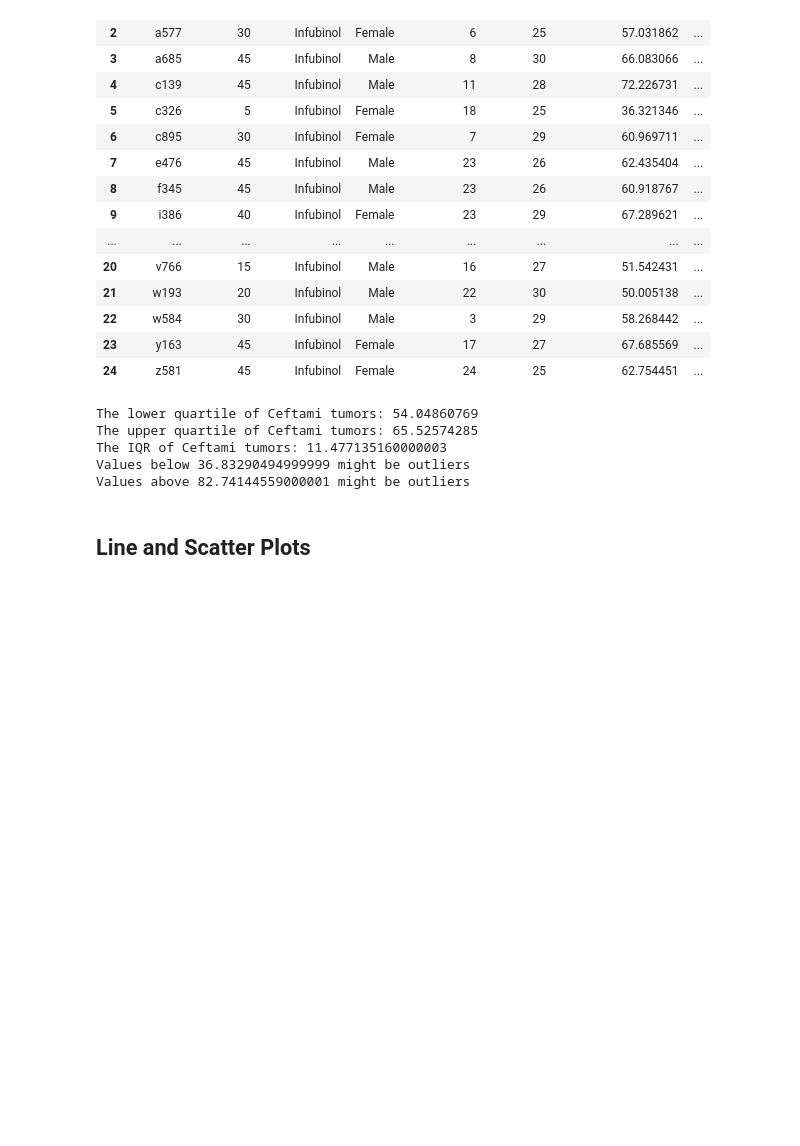
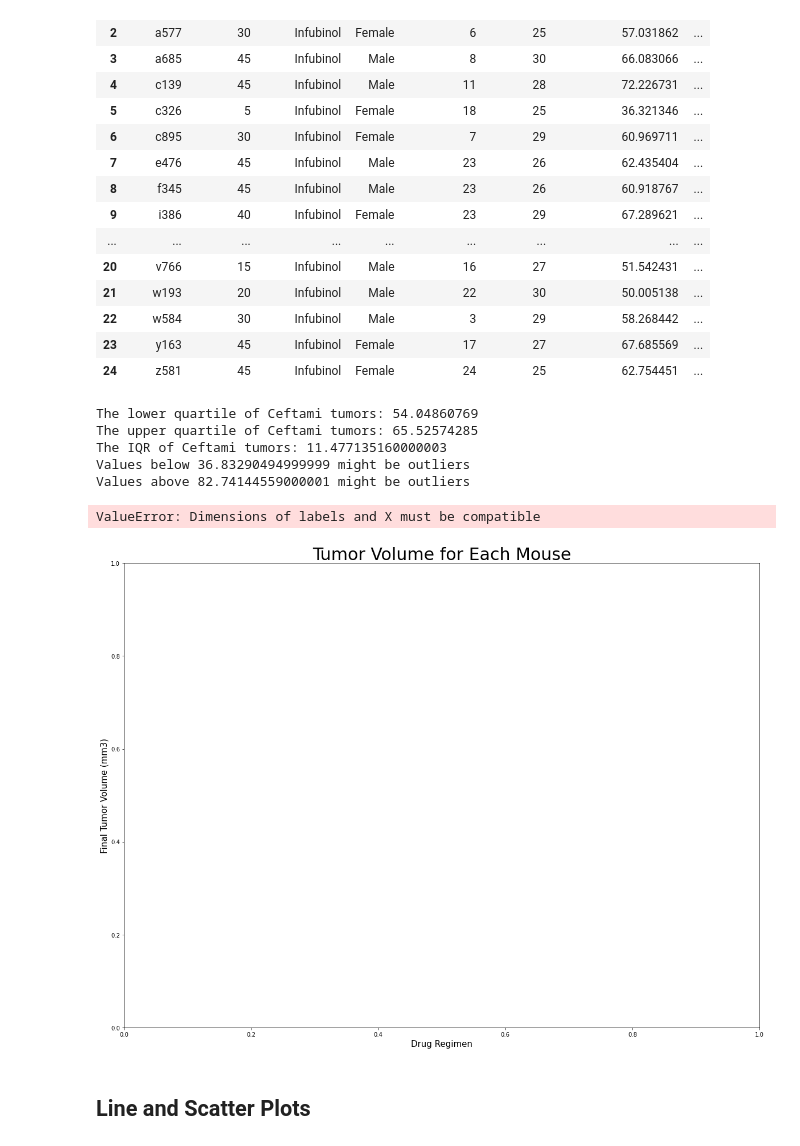
Before and after one commit to emersonmolett/Matplotlib-challenge, a Jupyter notebook: 05-Matplotlib/Instructions/Pymaceuticals/pymaceuticals_starter.ipynb, the cells around one changed output. Saved outputs shown, nothing was run; the diff lists cells and outputs as text; code cells hidden in the pictures; blank space fills up the shorter version.

Commit message:
working on box plot

```diff
--- a/05-Matplotlib/Instructions/Pymaceuticals/pymaceuticals_starter.ipynb
+++ b/05-Matplotlib/Instructions/Pymaceuticals/pymaceuticals_starter.ipynb
@@ -610,3 +612,20 @@ Values above 82.74144559000001 might be outliers
+# %%
+# Generate a box plot of the final tumor volume of each mouse across four regimens of interest
+
+box_plot = ["Capomulin_tumors", "Ramicane_tumors", "Infubinol_tumors", "Ceftami_tumors"]
+drug_names = ["Capomulin", "Ramicane", "Infubinol", "Ceftami"]
+
+fig1, ax1 = plt.subplots(figsize=(20,15))
+ax1.set_title("Tumor Volume for Each Mouse", fontsize = 30)
+ax1.set_ylabel("Final Tumor Volume (mm3)", fontsize = 15)
+ax1.set_xlabel("Drug Regimen", fontsize = 15)
+ax1.boxplot(box_plot, labels = drug_names, widths = 0.4, patch_artist = True, vert = True)
+
+plt.ylim(10,80)
+plt.show()
+# %% [output]
+ValueError: Dimensions of labels and X must be compatible
+[figure, added]
 # %% [markdown]
 ## Line and Scatter Plots
 # %%
```
Also changed, not shown: parts of 2 cells of this notebook.
